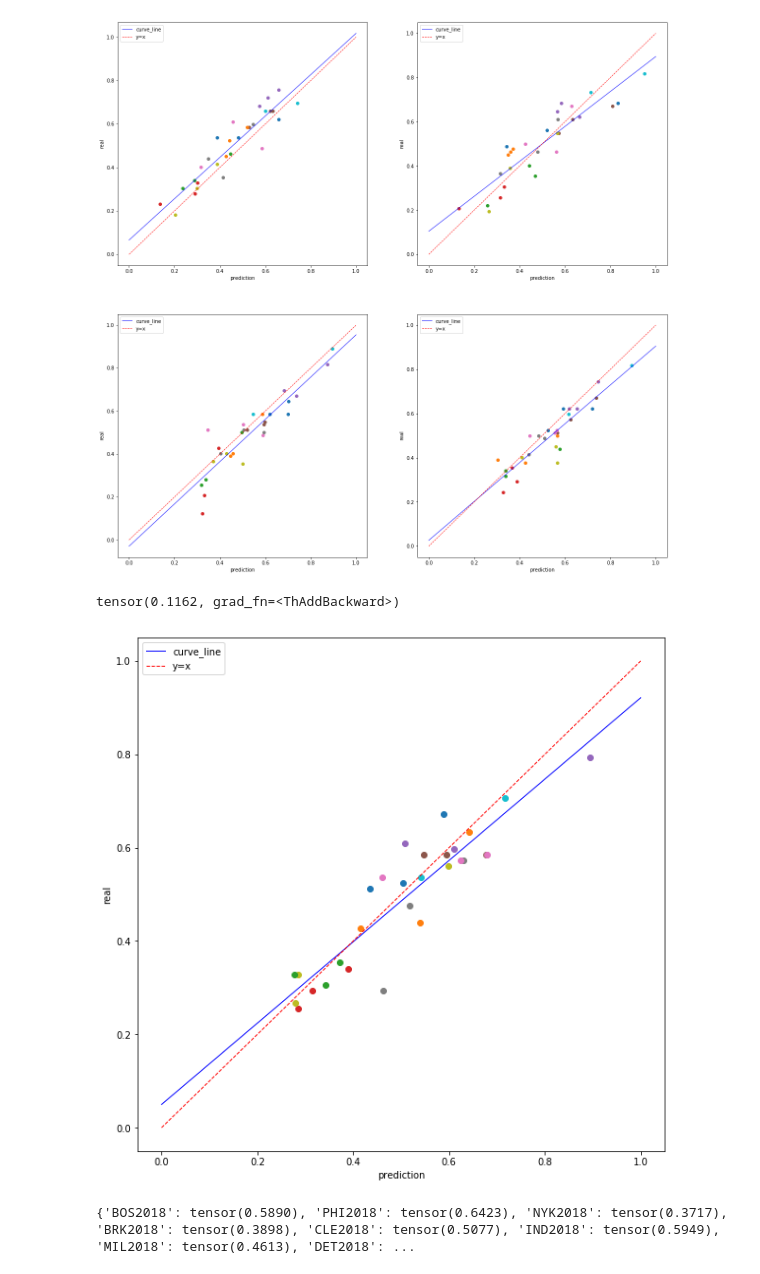
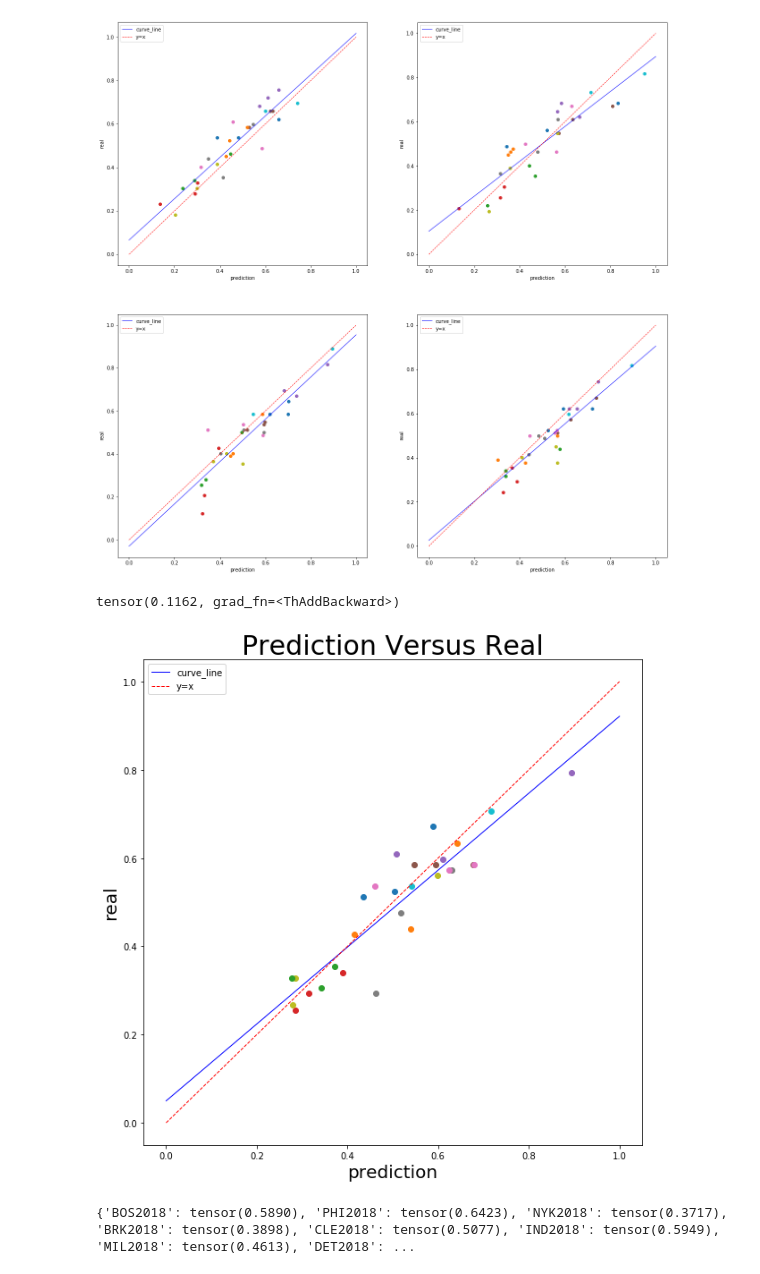
Before and after one commit to ickletsmulet/ECE-143-Group-19, a Jupyter notebook: Version4.1.ipynb, the cells around one changed output. Cells and saved outputs as stored; diff of their text form; code cells hidden in the pictures.

```diff
--- a/Version4.1.ipynb
+++ b/Version4.1.ipynb
@@ -374,37 +374,38 @@ tensor(0.1324, grad_fn=<ThAddBackward>)
 # Display testing set results
 x = []
 y = []
 loss = 0
 pre_dic_compare = {}
 for t, content in data_input_test[0].items():
     PER_C = model_compare(content[0])
     # Loss is the mean square error
     win_rate = sum(PER_C)
-    plt.scatter(win_rate[0].data, content[1][0].data)
+    plt.scatter(win_rate[0].data, content[1][0].data,label = 'w')
     x.append(win_rate[0].data)
     y.append(content[1][0].data)
     loss += (win_rate[0] - content[1][0].data) ** 2
     pre_dic_compare[t] = win_rate[0].data
 print(loss)
 z1 = np.polyfit(x, y, 1)
 p1 = np.poly1d(z1)
 x = np.linspace(0, 1, 100)
 y = z1[0] * x + z1[1]
 
 # Displaying plots for data
 l1 = plt.plot(x, y, color='blue', linewidth=1.0, label='line')
 x = np.linspace(0, 1, 100)
 y = x
 l2 = plt.plot(x, y, color='red', linewidth=1.0, linestyle='--', label='line')
 plt.gcf().set_size_inches(10, 10)
-plt.ylabel("real")
-plt.xlabel("prediction")
+plt.ylabel("real",fontsize = 20)
+plt.xlabel("prediction",fontsize = 20)
+plt.title('Prediction Versus Real',fontsize = 30)
 plt.legend(labels=['curve_line', 'y=x'], loc='best')
 
 plt.show()
 # %% [output]
 tensor(0.1162, grad_fn=<ThAddBackward>)
-[figure, old version]
+[figure, new version]
 # %%
 print(pre_dic_compare)
 # %% [output]
```
Also changed, not shown: parts of 2 cells of this notebook, 3 other files.
